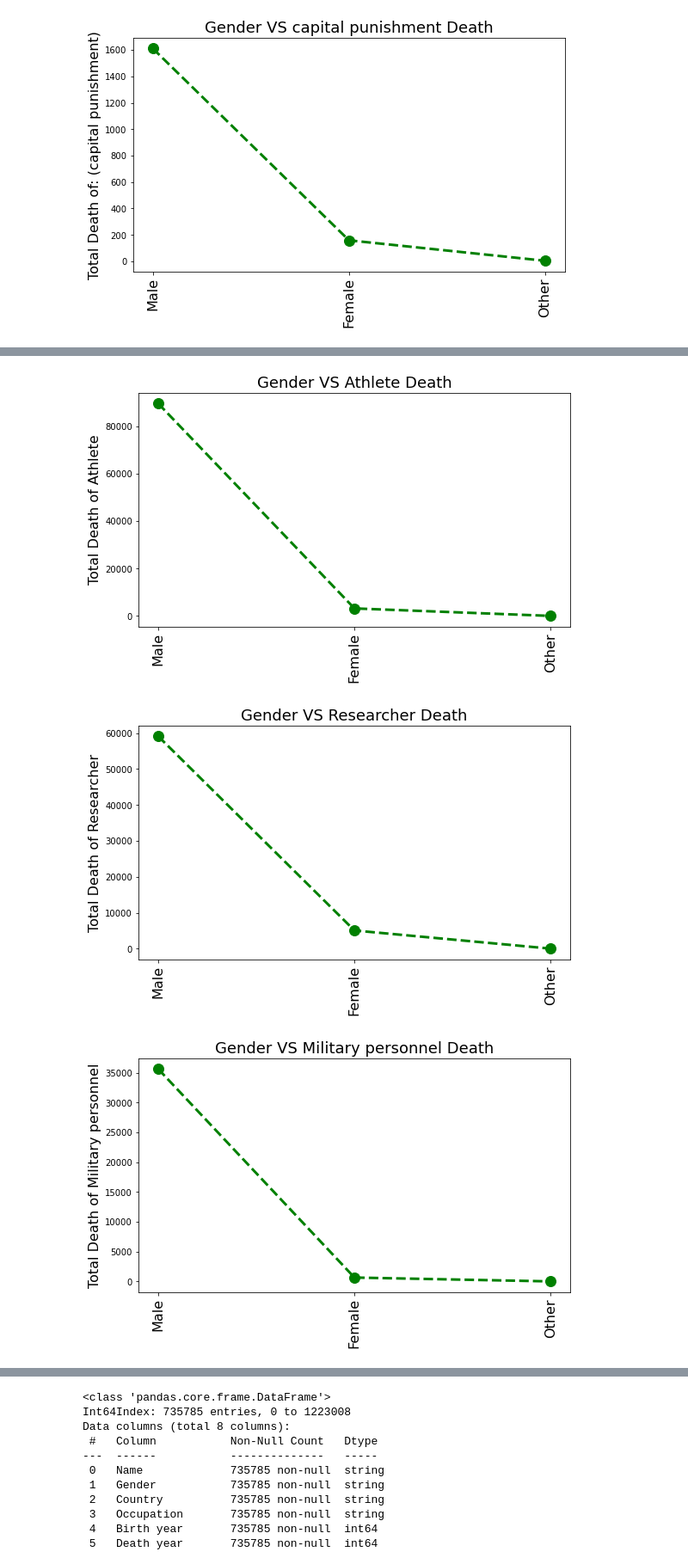
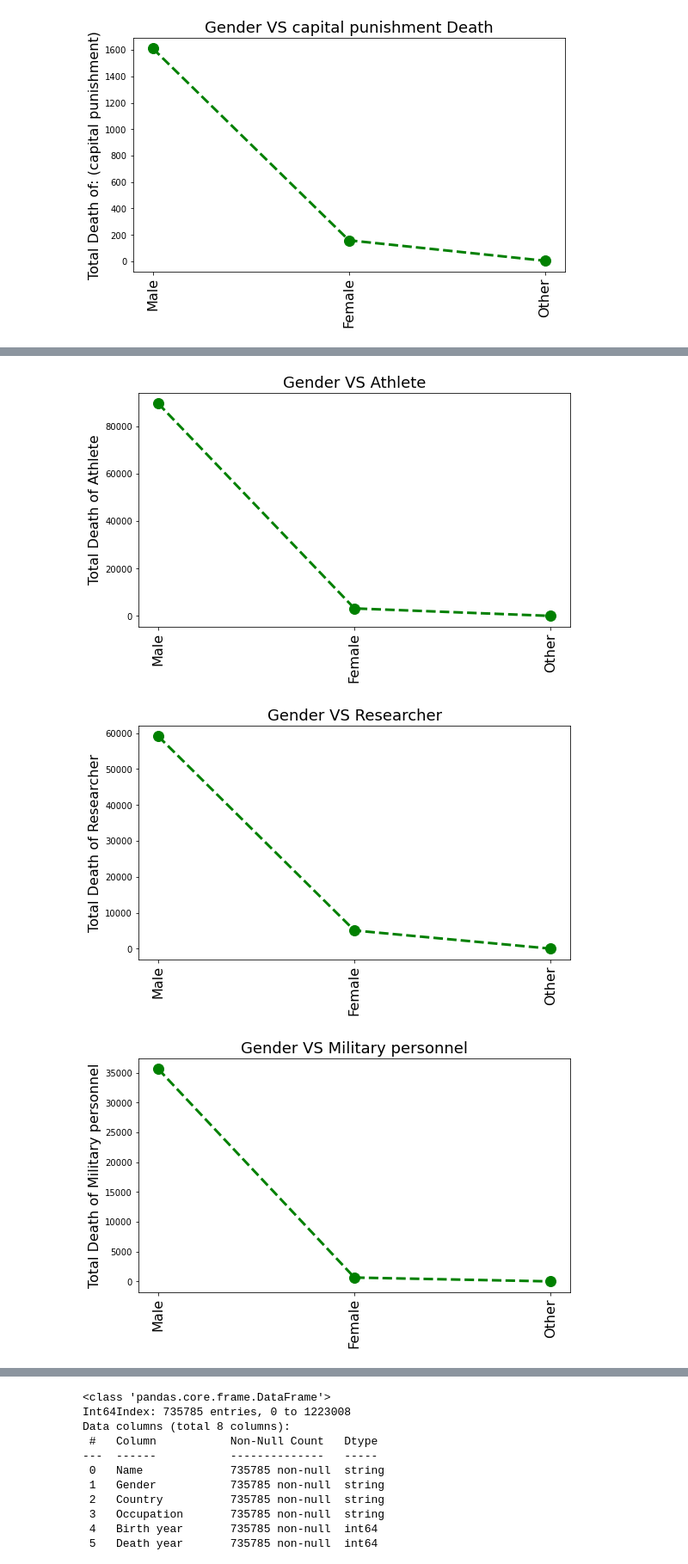
Before and after one commit to MarcoPedrazzi/UFS-04_Finardi_Pogetto_Esame, a Jupyter notebook: notebooks/pulizia_e_grafici.ipynb, the cells around one changed output, grey strips where cells are left out. Shown at 86% size. Drawn from its saved outputs; the diff is of its cells as text; code cells hidden in the pictures.

```diff
--- a/notebooks/pulizia_e_grafici.ipynb
+++ b/notebooks/pulizia_e_grafici.ipynb
@@ -3,5 +6,5 @@ import pandas as pd
 # %%
-df = pd.read_csv(r"..\data\raw\AgeDataset-V1.csv")
+df = pd.read_csv(r"..\src\data\raw\AgeDataset-V1.csv")
 # %%
 df.head(10)
 # %% [output]
@@ -176,7 +182,7 @@ for i in list_arr:
     count_dat=df[df['Occupation']==i]
     plt.figure(figsize=(9,5))
     plt.plot(count_dat['Gender'].value_counts(),color='green', marker='o', linestyle='dashed',linewidth=3, markersize=12)
-    plt.title('Gender VS '+i+' Death',fontsize=18)
+    plt.title('Gender VS '+i,fontsize=18)
     plt.xticks(rotation=90,fontsize=16)
     plt.ylabel('Total Death of '+i,fontsize=16)
     plt.show()
@@ -187,5 +193,5 @@ for i in list_arr:
-[figure, old version]
+[figure, new version]
-[figure, old version]
+[figure, new version]
-[figure, old version]
+[figure, new version]
 # %%
 # SESSO PER ETA' DI MORTE
```
Also changed, not shown: parts of 16 cells of this notebook, 1 other file.
